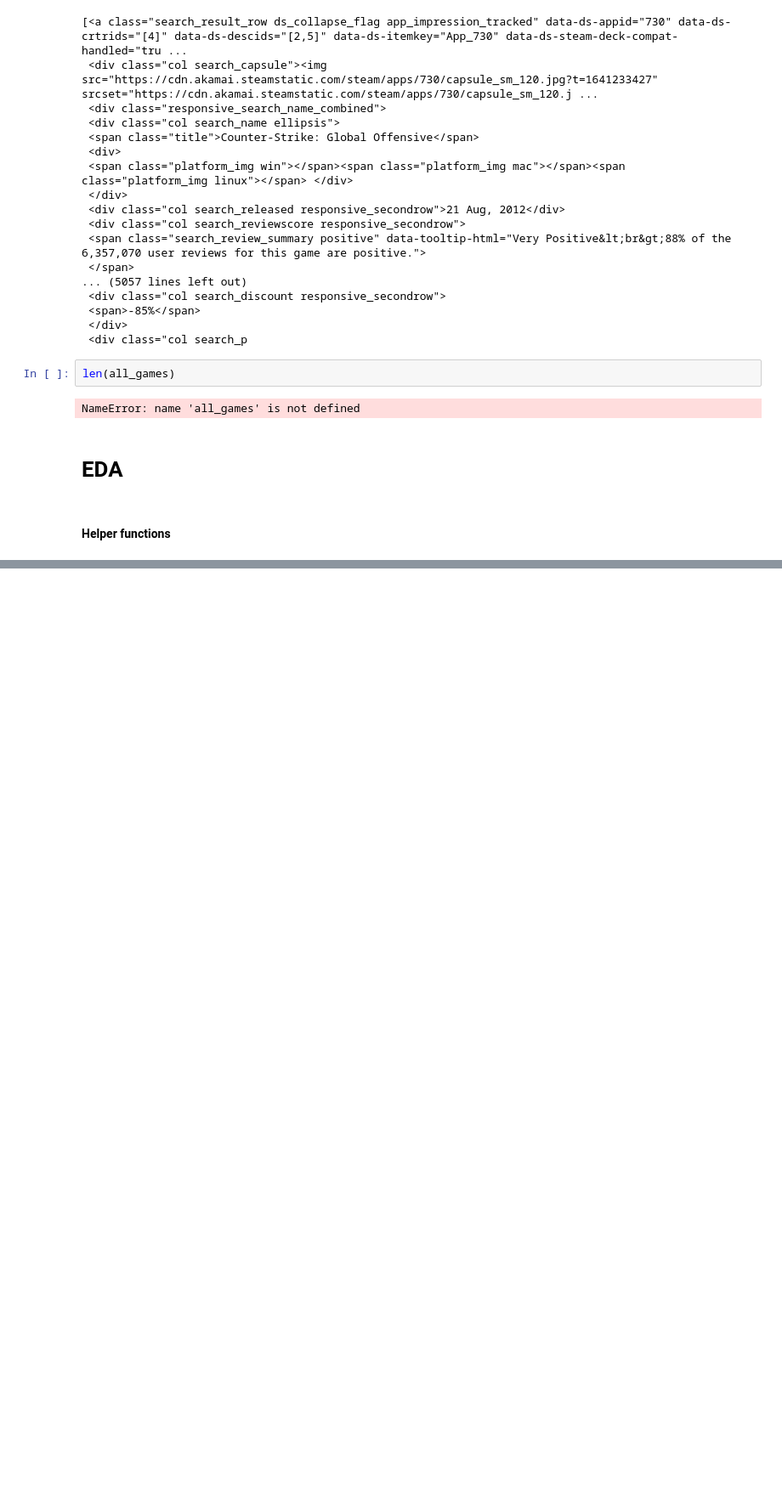
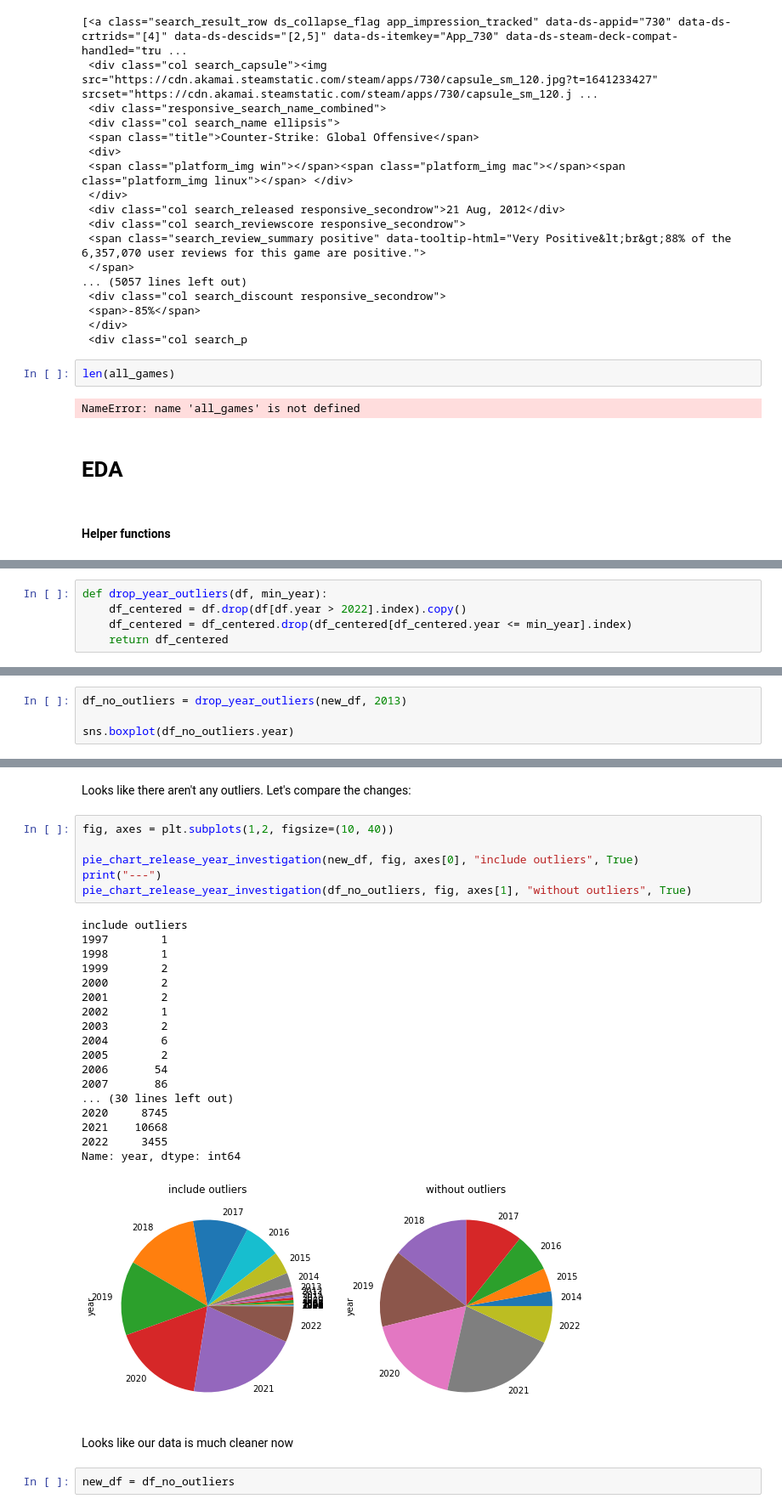
Before and after one commit to YuvalAvishid/Game_Discount_Predictor, a Jupyter notebook: Game_On_Sale.ipynb, the cells around one changed output, grey strips where cells are left out. Shown at 85% size. Drawn from its saved outputs; the diff is of its cells as text; blank space fills up the shorter version.

```diff
--- a/Game_On_Sale.ipynb
+++ b/Game_On_Sale.ipynb
@@ -730,0 +594,5 @@ pie_chart_discount_investigation(new_df, fig, axes[2], "discount", False)
+# %%
+def drop_year_outliers(df, min_year):
+    df_centered = df.drop(df[df.year > 2022].index).copy()
+    df_centered = df_centered.drop(df_centered[df_centered.year <= min_year].index)
+    return df_centered
@@ -730,0 +610,4 @@ pie_chart_discount_investigation(new_df, fig, axes[2], "discount", False)
+# %%
+df_no_outliers = drop_year_outliers(new_df, 2013)
+
+sns.boxplot(df_no_outliers.year)
@@ -730,0 +617,32 @@ pie_chart_discount_investigation(new_df, fig, axes[2], "discount", False)
+# %% [markdown]
+Looks like there aren't any outliers.
+Let's compare the changes:
+# %%
+fig, axes = plt.subplots(1,2, figsize=(10, 40))
+
+pie_chart_release_year_investigation(new_df, fig, axes[0], "include outliers", True)
+print("---")
+pie_chart_release_year_investigation(df_no_outliers, fig, axes[1], "without outliers", True)
+# %% [output]
+include outliers
+1997        1
+1998        1
+1999        2
+2000        2
+2001        2
+2002        1
+2003        2
+2004        6
+2005        2
+2006       54
+2007       86
+... (30 lines left out)
+2020     8745
+2021    10668
+2022     3455
+Name: year, dtype: int64
+[figure, added]
+# %% [markdown]
+Looks like our data is much cleaner now
+# %%
+new_df = df_no_outliers
```
Also changed, not shown: parts of 115 cells of this notebook.
